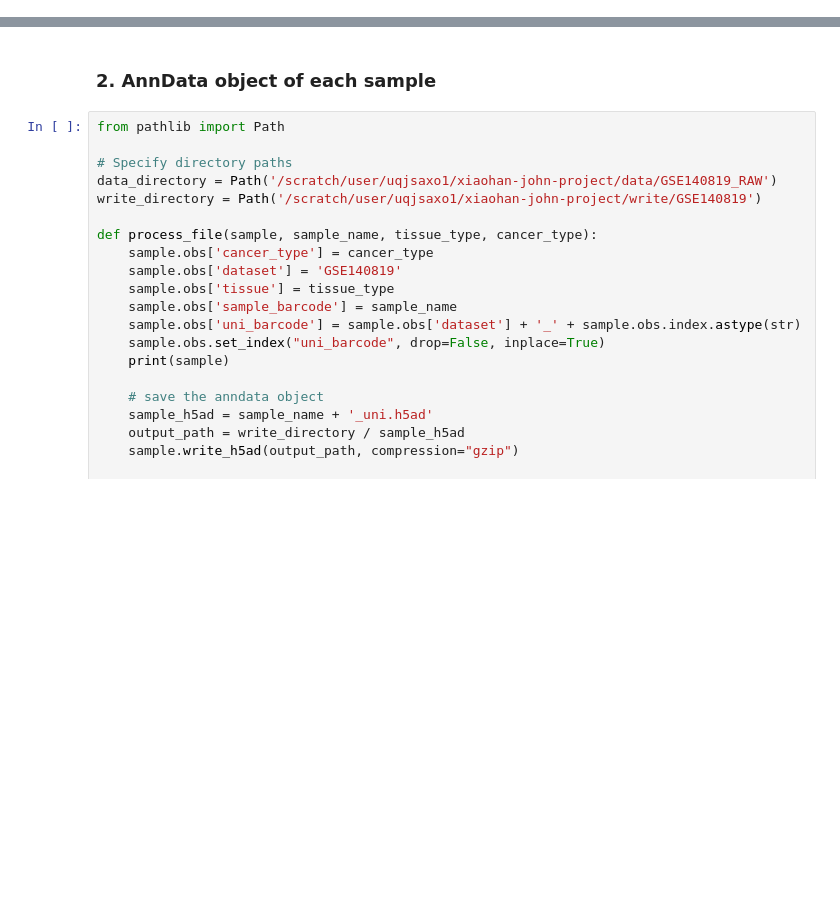
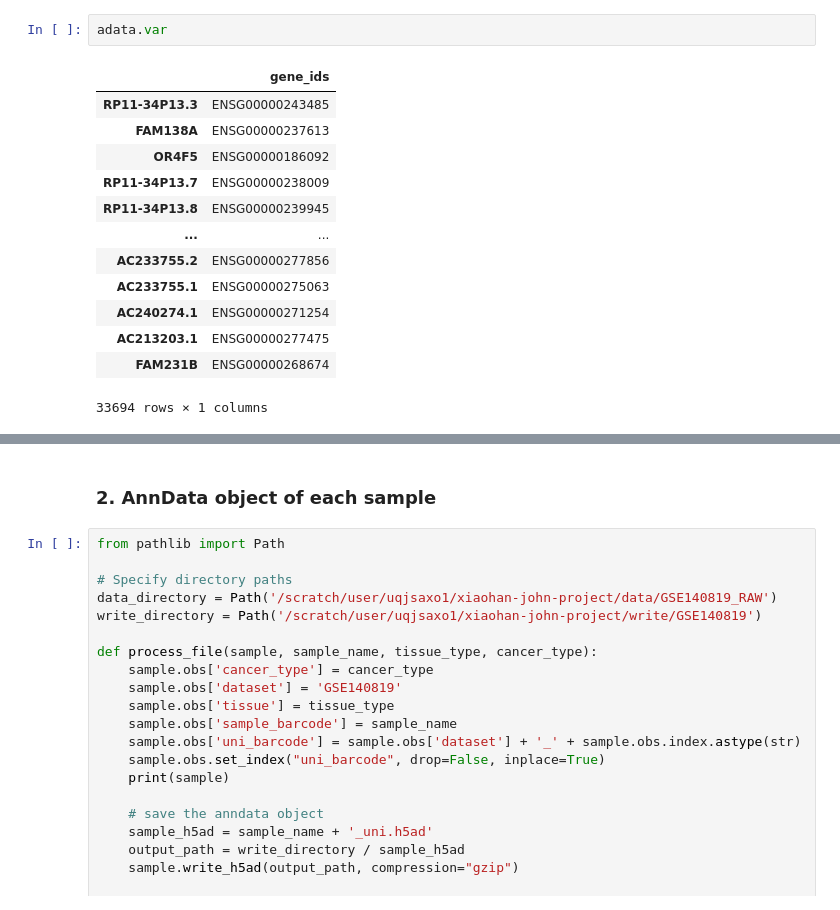
Before and after one commit to tuonglab/pan-paedcancer-scrnaseq, a Jupyter notebook: notebooks/GSE140819.ipynb, the cells around one changed output, grey strips where cells are left out. Cells and saved outputs as stored; diff of their text form; blank space fills up the shorter version.

```diff
--- a/notebooks/GSE140819.ipynb
+++ b/notebooks/GSE140819.ipynb
@@ -19,0 +31,16 @@ import scipy
+# %%
+adata.var
+# %% [output]
+|  | gene_ids |
+| RP11-34P13.3 | ENSG00000243485 |
+| FAM138A | ENSG00000237613 |
+| OR4F5 | ENSG00000186092 |
+| RP11-34P13.7 | ENSG00000238009 |
+| RP11-34P13.8 | ENSG00000239945 |
+| ... | ... |
+| AC233755.2 | ENSG00000277856 |
+| AC233755.1 | ENSG00000275063 |
+| AC240274.1 | ENSG00000271254 |
+| AC213203.1 | ENSG00000277475 |
+| FAM231B | ENSG00000268674 |
+33694 rows × 1 columns
```
Also changed, not shown: parts of 9 cells of this notebook.
